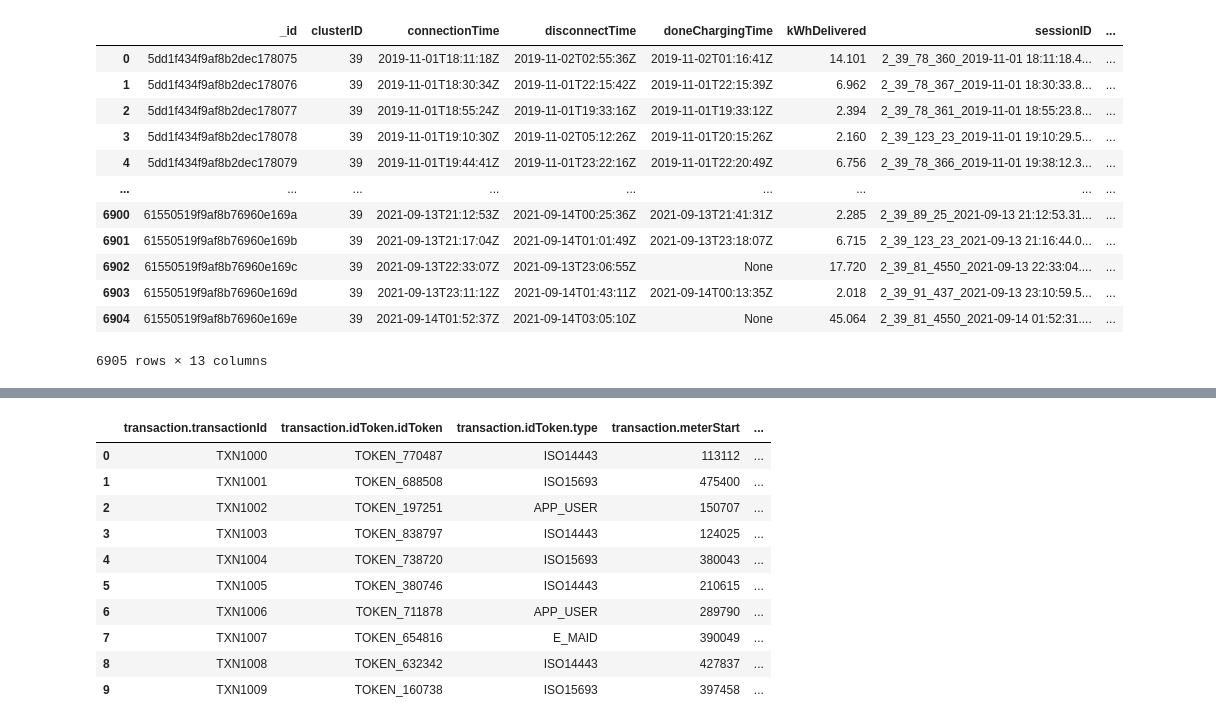
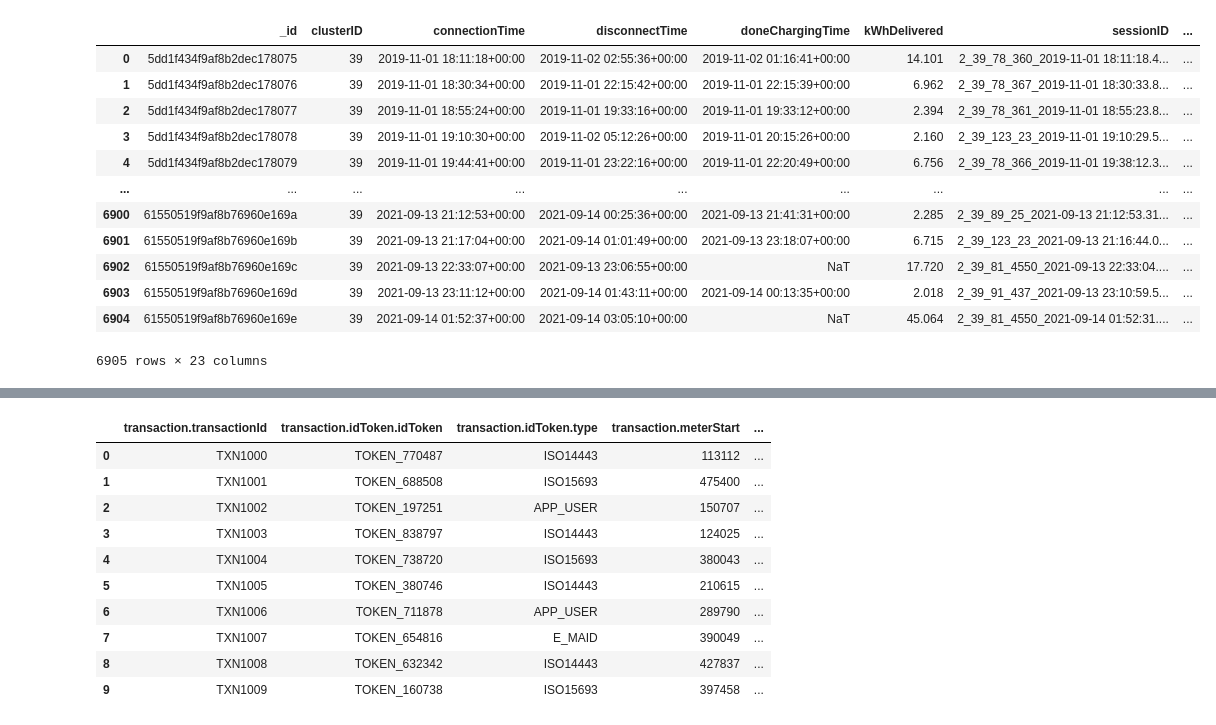
Before and after one commit to AR384/EVSE_mainproject_python, a Jupyter notebook: data/code/dummy.ipynb, the cells around one changed output, grey strips where cells are left out. Drawn from its saved outputs; the diff is of its cells as text; code cells hidden in the pictures.

```diff
--- a/data/code/dummy.ipynb
+++ b/data/code/dummy.ipynb
@@ -3,16 +1,26 @@ import pandas as pd
-# %%
-pd.read_json('../csv/acn_transfer.json')
-# %% [output]
-|  | _id | clusterID | connectionTime | disconnectTime | doneChargingTime | kWhDelivered | sessionID | ... |
-| 0 | 5dd1f434f9af8b2dec178075 | 39 | 2019-11-01T18:11:18Z | 2019-11-02T02:55:36Z | 2019-11-02T01:16:41Z | 14.101 | 2_39_78_360_2019-11-01 18:11:18.4... | ... |
-| 1 | 5dd1f434f9af8b2dec178076 | 39 | 2019-11-01T18:30:34Z | 2019-11-01T22:15:42Z | 2019-11-01T22:15:39Z | 6.962 | 2_39_78_367_2019-11-01 18:30:33.8... | ... |
-| 2 | 5dd1f434f9af8b2dec178077 | 39 | 2019-11-01T18:55:24Z | 2019-11-01T19:33:16Z | 2019-11-01T19:33:12Z | 2.394 | 2_39_78_361_2019-11-01 18:55:23.8... | ... |
-| 3 | 5dd1f434f9af8b2dec178078 | 39 | 2019-11-01T19:10:30Z | 2019-11-02T05:12:26Z | 2019-11-01T20:15:26Z | 2.160 | 2_39_123_23_2019-11-01 19:10:29.5... | ... |
-| 4 | 5dd1f434f9af8b2dec178079 | 39 | 2019-11-01T19:44:41Z | 2019-11-01T23:22:16Z | 2019-11-01T22:20:49Z | 6.756 | 2_39_78_366_2019-11-01 19:38:12.3... | ... |
-| ... | ... | ... | ... | ... | ... | ... | ... | ... |
-| 6900 | 61550519f9af8b76960e169a | 39 | 2021-09-13T21:12:53Z | 2021-09-14T00:25:36Z | 2021-09-13T21:41:31Z | 2.285 | 2_39_89_25_2021-09-13 21:12:53.31... | ... |
-| 6901 | 61550519f9af8b76960e169b | 39 | 2021-09-13T21:17:04Z | 2021-09-14T01:01:49Z | 2021-09-13T23:18:07Z | 6.715 | 2_39_123_23_2021-09-13 21:16:44.0... | ... |
-| 6902 | 61550519f9af8b76960e169c | 39 | 2021-09-13T22:33:07Z | 2021-09-13T23:06:55Z | None | 17.720 | 2_39_81_4550_2021-09-13 22:33:04.... | ... |
-| 6903 | 61550519f9af8b76960e169d | 39 | 2021-09-13T23:11:12Z | 2021-09-14T01:43:11Z | 2021-09-14T00:13:35Z | 2.018 | 2_39_91_437_2021-09-13 23:10:59.5... | ... |
-| 6904 | 61550519f9af8b76960e169e | 39 | 2021-09-14T01:52:37Z | 2021-09-14T03:05:10Z | None | 45.064 | 2_39_81_4550_2021-09-14 01:52:31.... | ... |
-6905 rows × 13 columns
+# %%
+import pandas as pd
+df = pd.read_json('../csv/acn_transfer.json')
+df['connectionTime'] = pd.to_datetime(df['connectionTime'], format='mixed', utc=True)
+df['disconnectTime'] = pd.to_datetime(df['disconnectTime'], format='mixed', utc=True)
+df['doneChargingTime'] = pd.to_datetime(df['doneChargingTime'], format='mixed', utc=True)
+xx = df['userInputs'].apply(lambda x:x[-1] if isinstance(x,list) and len(x)>0 else None)
+flod  = pd.json_normalize(xx)
+df = pd.concat([df,flod],axis=1)
+df['requestedDeparture'] = pd.to_datetime(df['requestedDeparture'],format='mixed',utc=True)
+df['modifiedAt'] = pd.to_datetime(df['modifiedAt'],format='mixed',utc=True)
+df
+# %% [output]
+|  | _id | clusterID | connectionTime | disconnectTime | doneChargingTime | kWhDelivered | sessionID | ... |
+| 0 | 5dd1f434f9af8b2dec178075 | 39 | 2019-11-01 18:11:18+00:00 | 2019-11-02 02:55:36+00:00 | 2019-11-02 01:16:41+00:00 | 14.101 | 2_39_78_360_2019-11-01 18:11:18.4... | ... |
+| 1 | 5dd1f434f9af8b2dec178076 | 39 | 2019-11-01 18:30:34+00:00 | 2019-11-01 22:15:42+00:00 | 2019-11-01 22:15:39+00:00 | 6.962 | 2_39_78_367_2019-11-01 18:30:33.8... | ... |
+| 2 | 5dd1f434f9af8b2dec178077 | 39 | 2019-11-01 18:55:24+00:00 | 2019-11-01 19:33:16+00:00 | 2019-11-01 19:33:12+00:00 | 2.394 | 2_39_78_361_2019-11-01 18:55:23.8... | ... |
+| 3 | 5dd1f434f9af8b2dec178078 | 39 | 2019-11-01 19:10:30+00:00 | 2019-11-02 05:12:26+00:00 | 2019-11-01 20:15:26+00:00 | 2.160 | 2_39_123_23_2019-11-01 19:10:29.5... | ... |
+| 4 | 5dd1f434f9af8b2dec178079 | 39 | 2019-11-01 19:44:41+00:00 | 2019-11-01 23:22:16+00:00 | 2019-11-01 22:20:49+00:00 | 6.756 | 2_39_78_366_2019-11-01 19:38:12.3... | ... |
+| ... | ... | ... | ... | ... | ... | ... | ... | ... |
+| 6900 | 61550519f9af8b76960e169a | 39 | 2021-09-13 21:12:53+00:00 | 2021-09-14 00:25:36+00:00 | 2021-09-13 21:41:31+00:00 | 2.285 | 2_39_89_25_2021-09-13 21:12:53.31... | ... |
+| 6901 | 61550519f9af8b76960e169b | 39 | 2021-09-13 21:17:04+00:00 | 2021-09-14 01:01:49+00:00 | 2021-09-13 23:18:07+00:00 | 6.715 | 2_39_123_23_2021-09-13 21:16:44.0... | ... |
+| 6902 | 61550519f9af8b76960e169c | 39 | 2021-09-13 22:33:07+00:00 | 2021-09-13 23:06:55+00:00 | NaT | 17.720 | 2_39_81_4550_2021-09-13 22:33:04.... | ... |
+| 6903 | 61550519f9af8b76960e169d | 39 | 2021-09-13 23:11:12+00:00 | 2021-09-14 01:43:11+00:00 | 2021-09-14 00:13:35+00:00 | 2.018 | 2_39_91_437_2021-09-13 23:10:59.5... | ... |
+| 6904 | 61550519f9af8b76960e169e | 39 | 2021-09-14 01:52:37+00:00 | 2021-09-14 03:05:10+00:00 | NaT | 45.064 | 2_39_81_4550_2021-09-14 01:52:31.... | ... |
+6905 rows × 23 columns
```
Also changed, not shown: parts of 15 cells of this notebook, 4 other files.
